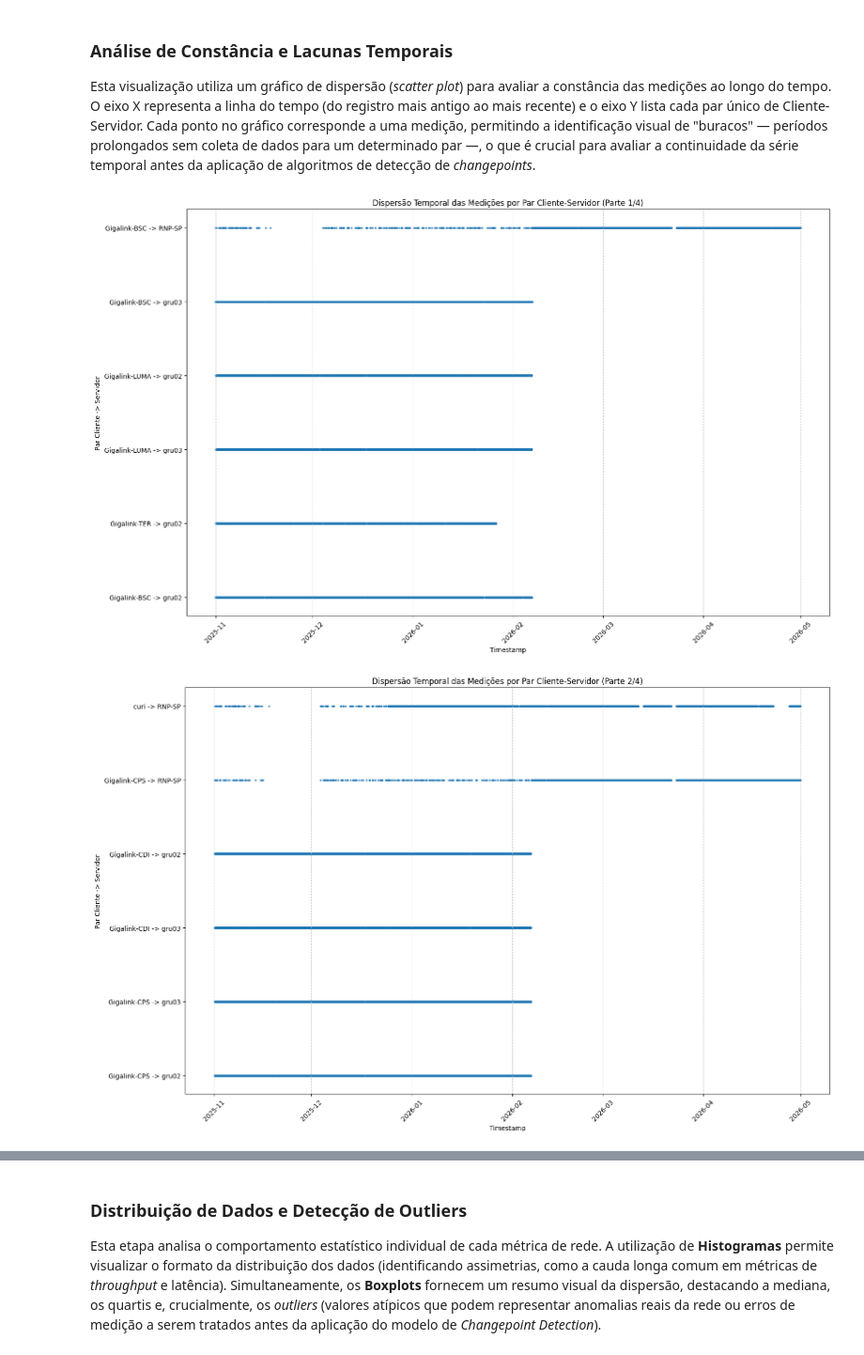
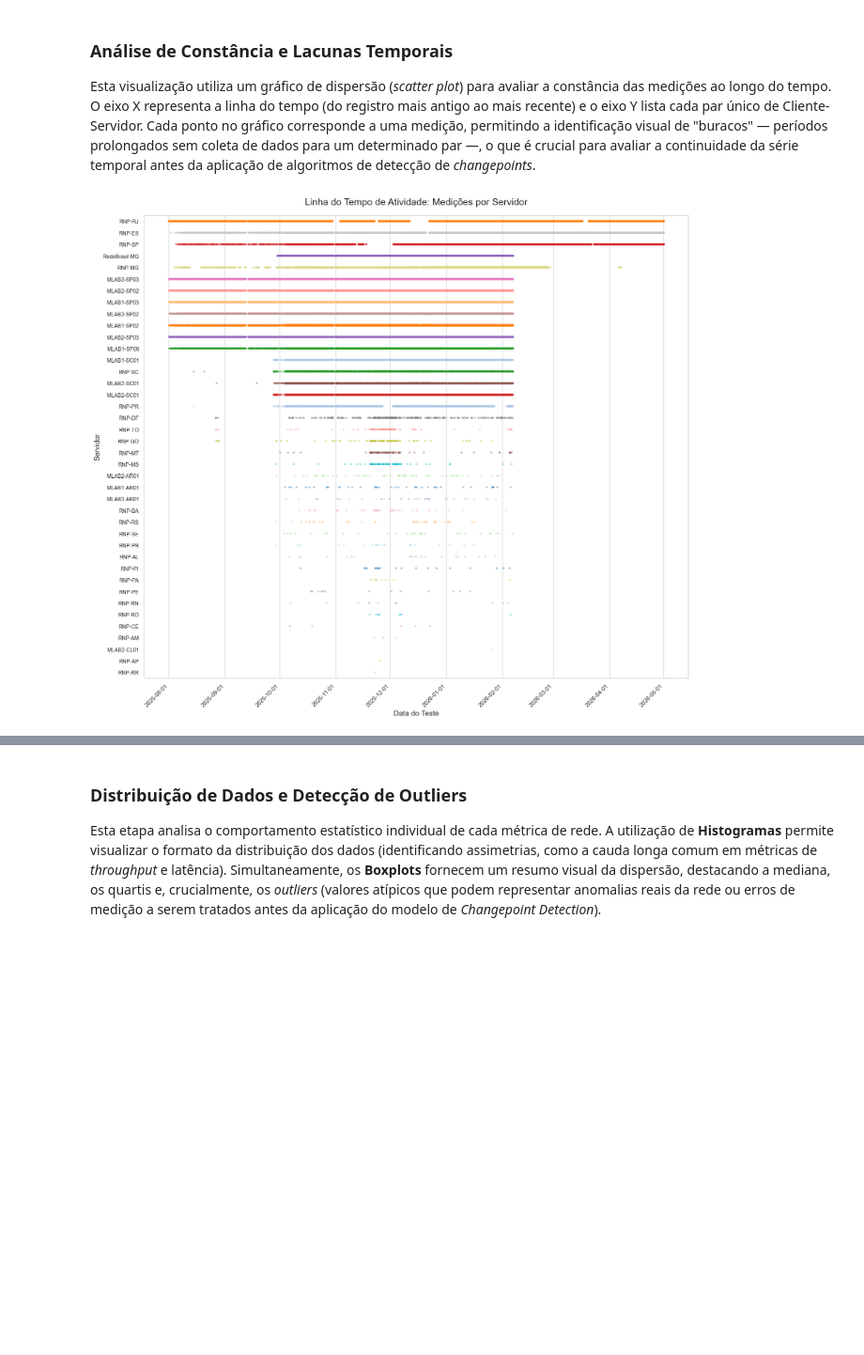
Before and after one commit to lhscaldas/Mestrado, a Jupyter notebook: ndt_analysis.ipynb, the cells around one changed output, grey strips where cells are left out. Shown at 94% size. Drawn from its saved outputs; the diff is of its cells as text; code cells hidden in the pictures; blank space fills up the shorter version.

```diff
--- a/ndt_analysis.ipynb
+++ b/ndt_analysis.ipynb
@@ -106,11 +107,3 @@ plt.show()
-# %%
-if clean:
-    # remover os valores nulos
-    df = df.dropna()
-    # remover os valores negativos
-    for col in metricas:
-        if col in df.columns:
-            df = df[df[col] >= 0]
 # %% [markdown]
 ### Verificação de Pares Cliente-Servidor
 
@@ -137,7 +133,3 @@ Total de pares cliente-servidor distintos: 70
-# %%
-if clean:
-    # remover os pares com menos de x000 medições
-    df = df[df['client_server_pair'].isin(medicoes_por_par[medicoes_por_par >= 3000].index)]
 # %% [markdown]
 ### Verificação de Timestamps Duplicados
 
@@ -174,4 +199,0 @@ Total absoluto de registros duplicados a serem tratados: 50864
-# %%
-if clean:
-    # remover os pares com timestamps duplicados
-    df = df[~df['client_server_pair'].isin(pares_com_duplicatas.keys())]
@@ -225,26 +239,37 @@ Total de pares cliente-servidor distintos: 23
 
 Esta visualização utiliza um gráfico de dispersão (*scatter plot*) para avaliar a constância das medições ao longo do tempo. O eixo X representa a linha do tempo (do registro mais antigo ao mais recente) e o eixo Y lista cada par único de Cliente-Servidor. Cada ponto no gráfico corresponde a uma medição, permitindo a identificação visual de "buracos" — períodos prolongados sem coleta de dados para um determinado par —, o que é crucial para avaliar a continuidade da série temporal antes da aplicação de algoritmos de detecção de *changepoints*.
 # %%
-import matplotlib.pyplot as plt
-import numpy as np
+# Cria a lista com os servidores ordenados pelo volume de uso
+ordem_servidores = df['server_name'].value_counts().index
 
-df = df.sort_values('timestamp')
+sns.set_theme(style="whitegrid")
+plt.figure(figsize=(16, 14))
 
-pares_unicos = df['client_server_pair'].unique()
-partes = np.array_split(pares_unicos, 4)
+# Usando STRIPPLOT (O gráfico correto para isso)
+sns.stripplot(
+    data=df,
+    x='timestamp',
+    y='server_name',
+    hue='server_name',
+    palette='tab20',
+    size=4,             # No stripplot, o tamanho é 'size' (em vez de 's')
+    alpha=0.4,
+    legend=False,
+    order=ordem_servidores, # Aqui a ordenação funciona!
+    jitter=False        # Desliga o espalhamento para os pontos formarem uma linha reta
+)
 
-for i, parte in enumerate(partes, 1):
-    df_parte = df[df['client_server_pair'].isin(parte)]
+plt.title('Linha do Tempo de Atividade: Medições por Servidor', fontsize=18, pad=20)
+plt.xlabel('Data do Teste', fontsize=14)
+plt.ylabel('Servidor', fontsize=14)
 
-    plt.figure(figsize=(16, 10))
-    plt.scatter(df_parte['timestamp'], df_parte['client_server_pair'], alpha=0.6, marker='.', s=20)
-    plt.title(f'Dispersão Temporal das Medições por Par Cliente-Servidor (Parte {i}/{len(partes)})')
-    plt.xlabel('Timestamp')
-    plt.ylabel('Par Cliente -> Servidor')
-    plt.grid(True, axis='x', linestyle='--', alpha=0.7)
-    plt.xticks(rotation=45)
-    plt.tight_layout()
-    plt.show()
+import matplotlib.dates as mdates
+plt.gca().xaxis.set_major_formatter(mdates.DateFormatter('%Y-%m-%d'))
+plt.gca().xaxis.set_major_locator(mdates.AutoDateLocator())
+plt.xticks(rotation=45, ha='right', fontsize=11)
+plt.yticks(fontsize=10)
+
+plt.tight_layout()
+plt.show()
 # %% [output]
-[figure, old version]
+[figure, new version]
-[figure, removed]
```
Also changed, not shown: parts of 20 cells of this notebook, 1 other file.
